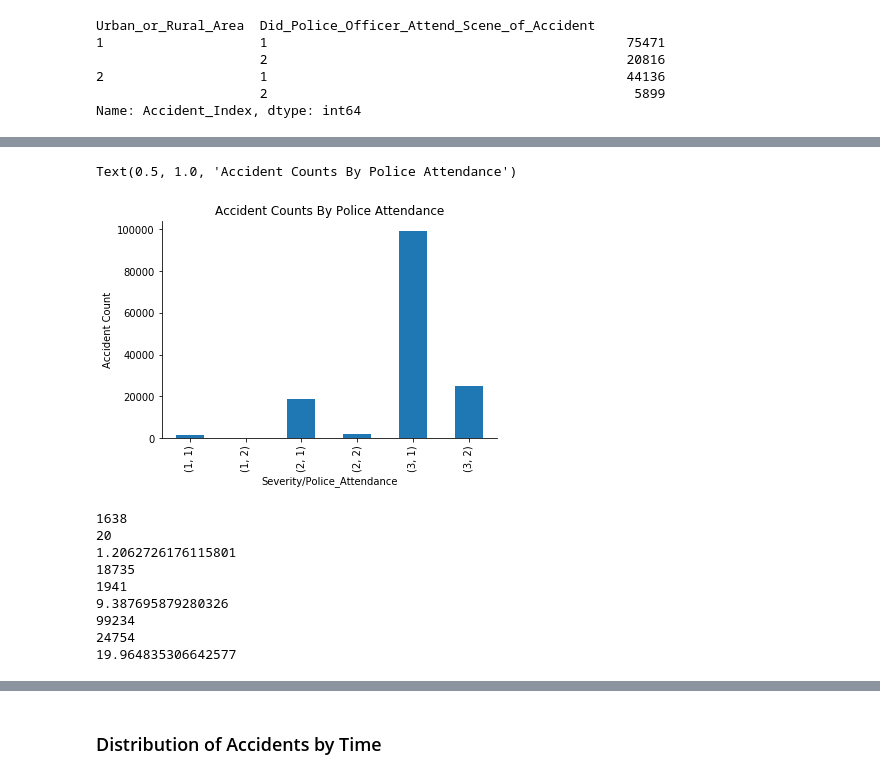
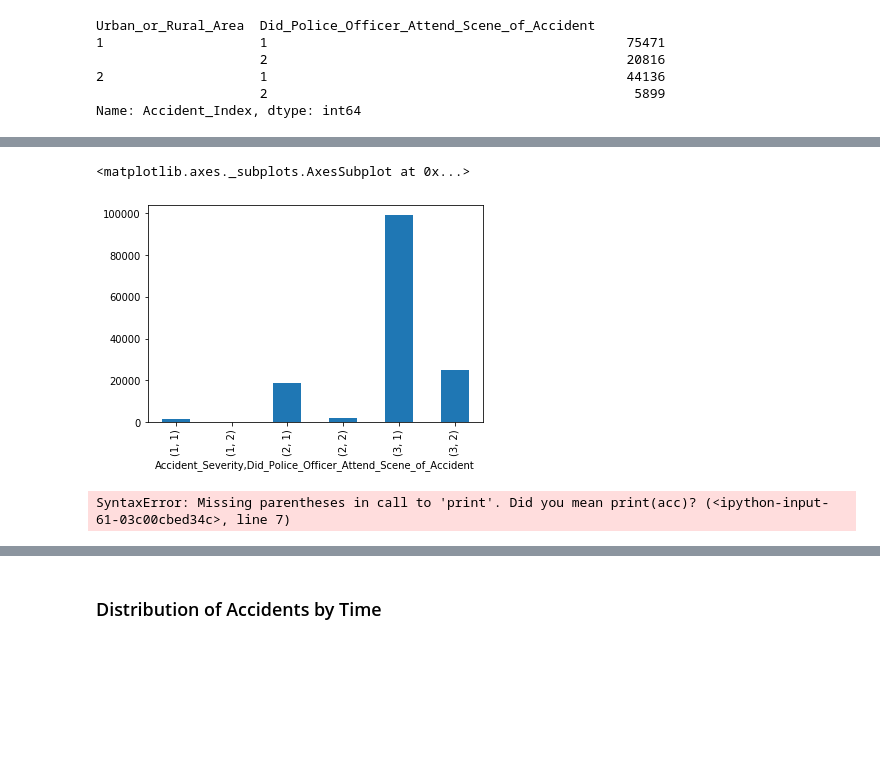
Before and after one commit to shivajid/PredictPoliceAppearance, a Jupyter notebook: h20_exercise_sklearn_keras.ipynb, the cells around one changed output, grey strips where cells are left out. Drawn from its saved outputs; the diff is of its cells as text; code cells hidden in the pictures; blank space fills up the shorter version.

```diff
--- a/h20_exercise_sklearn_keras.ipynb
+++ b/h20_exercise_sklearn_keras.ipynb
@@ -70,7 +70,7 @@ from h2o.estimators.random_forest import H2ORandomForestEstimator
 # %%
 pd.set_option('display.max_rows', 500)
 # %%
-road_safety = pd.read_pickle("../road_safety.pkl")
+road_safety = pd.read_pickle("road_safety.pkl")
 # %%
 road_safety.columns
 # %% [output]
@@ -530,13 +486,9 @@ Name: Accident_Index, dtype: int64
 acc_police_att = road_safety.groupby(["Accident_Severity","Did_Police_Officer_Attend_Scene_of_Accident"])["Accident_Index"].count()
 # %%
 acc_police_att.plot.bar(x="Accident_Severity", y="Did_Police_Officer_Attend_Scene_of_Accident")
-sns.despine()
-plt.ylabel("Accident Count")
-plt.xlabel("Severity/Police_Attendance")
-plt.title("Accident Counts By Police Attendance")
 # %% [output]
-Text(0.5, 1.0, 'Accident Counts By Police Attendance')
+<matplotlib.axes._subplots.AxesSubplot at 0x...>
-[figure, old version]
+[figure, new version]
 # %%
 count = 0
 rolling_sum= 0
@@ -544,20 +496,12 @@ for acc in acc_police_att:
     rolling_sum += acc
     #print(rolling_sum)
     count+=1
-    print (acc)
+    print acc
     if (count%2) == 0:
         print ((acc*1.0/rolling_sum)* 100)
         rolling_sum=0
 # %% [output]
-1638
-20
-1.2062726176115801
-18735
-1941
-9.387695879280326
-99234
-24754
-19.964835306642577
+SyntaxError: Missing parentheses in call to 'print'. Did you mean print(acc)? (<ipython-input-61-03c00cbed34c>, line 7)
 # %%
 road_safety.groupby(["Police_Force","Did_Police_Officer_Attend_Scene_of_Accident"])["Accident_Index"].count()
 # %% [output]
```
Also changed, not shown: parts of 13 cells of this notebook, 7 other files.
